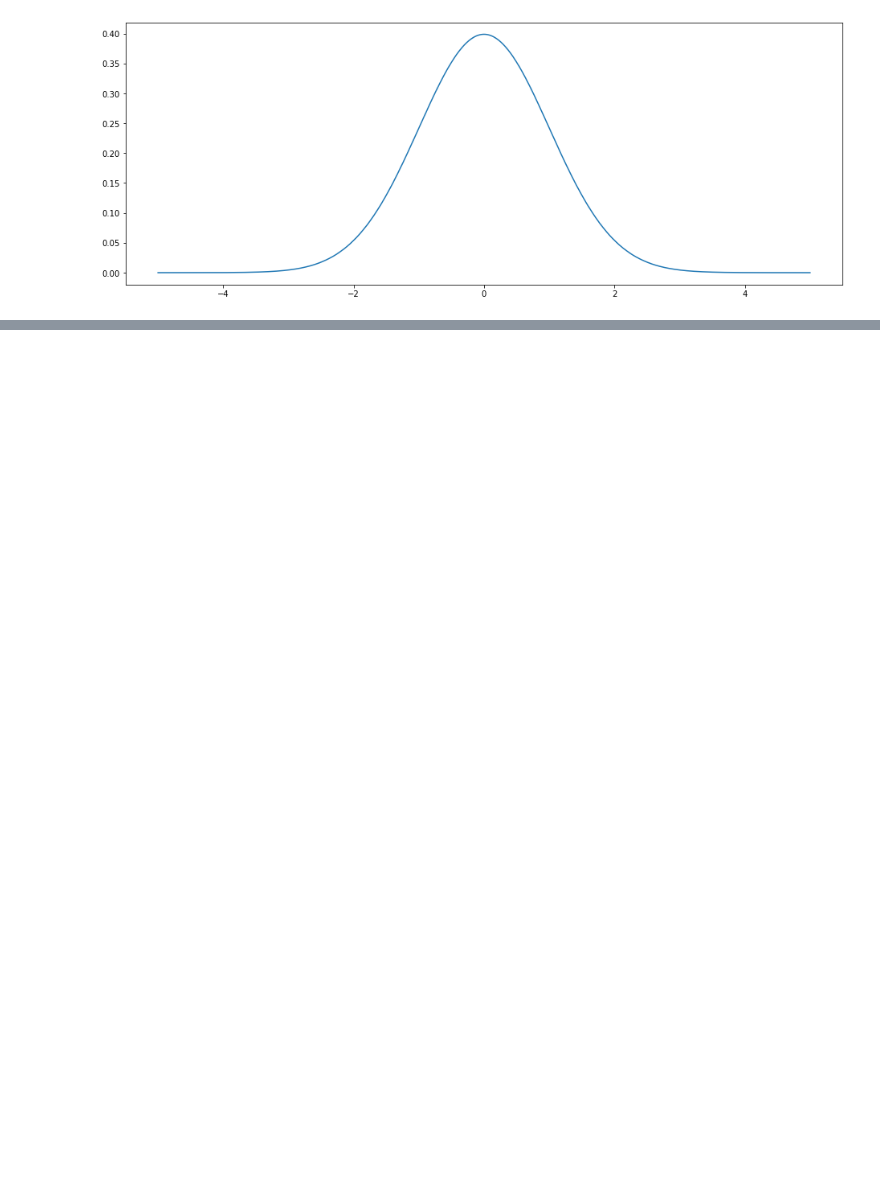
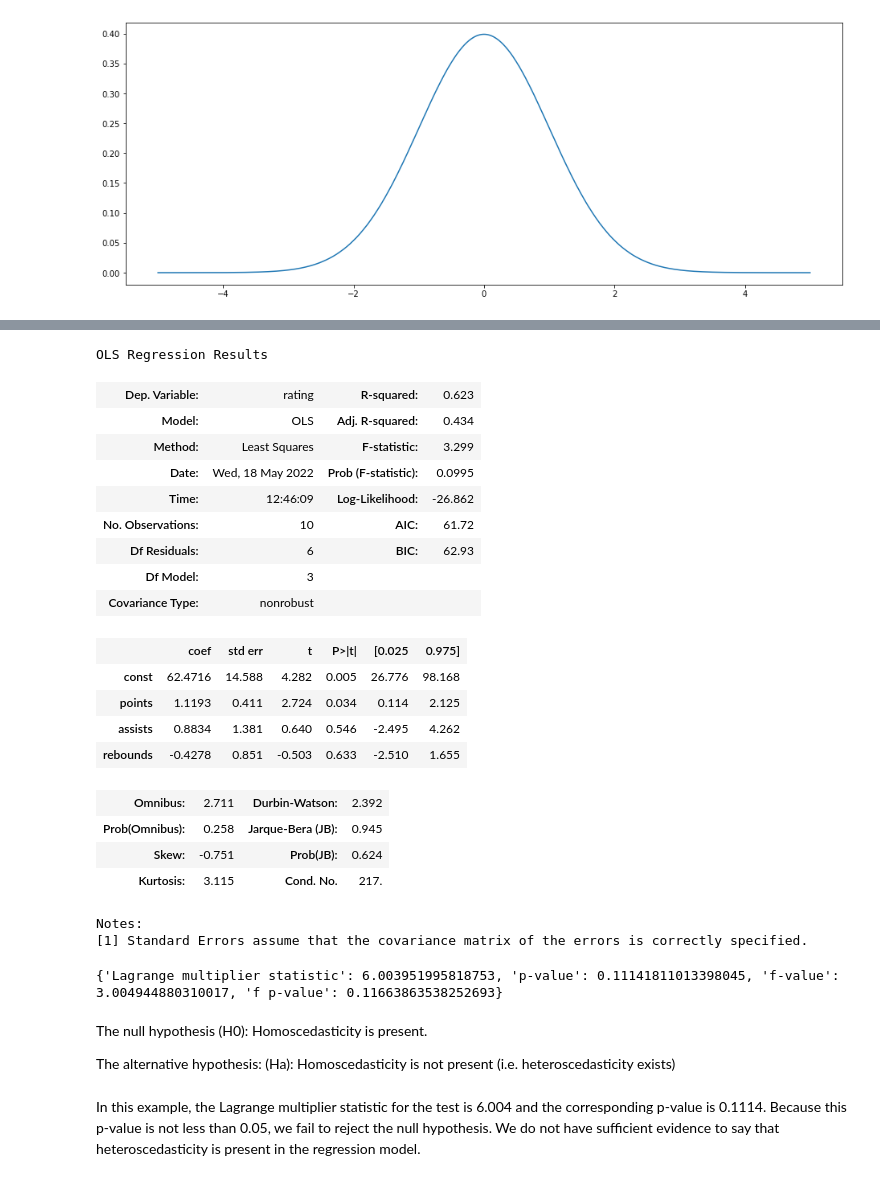
Before and after one commit to Menezes-Gus/Econometrics, a Jupyter notebook: Econometrics.ipynb, the cells around one changed output, grey strips where cells are left out. Cells and saved outputs as stored; diff of their text form; code cells hidden in the pictures; blank space fills up the shorter version.

```diff
--- a/Econometrics.ipynb
+++ b/Econometrics.ipynb
@@ -176,0 +299,33 @@ plt.show
+# %%
+df = pd.DataFrame({'rating': [90, 85, 82, 88, 94, 90, 76, 75, 87, 86],
+                   'points': [25, 20, 14, 16, 27, 20, 12, 15, 14, 19],
+                   'assists': [5, 7, 7, 8, 5, 7, 6, 9, 9, 5],
+                   'rebounds': [11, 8, 10, 6, 6, 9, 6, 10, 10, 7]})
+# %%
+y = df['rating']
+x = sm.add_constant(df[['points', 'assists', 'rebounds']])
+# %%
+ols_regression = sm.OLS(endog=y, exog=x).fit()
+ols_regression.summary()
+# %% [output]
+OLS Regression Results
+| Dep. Variable: | rating | R-squared: | 0.623 |
+| Model: | OLS | Adj. R-squared: | 0.434 |
+| Method: | Least Squares | F-statistic: | 3.299 |
+| Date: | Wed, 18 May 2022 | Prob (F-statistic): | 0.0995 |
+| Time: | 12:46:09 | Log-Likelihood: | -26.862 |
+| No. Observations: | 10 | AIC: | 61.72 |
+| Df Residuals: | 6 | BIC: | 62.93 |
+| Df Model: | 3 |  |  |
+| Covariance Type: | nonrobust |  |  |
+|  | coef | std err | t | P>|t| | [0.025 | 0.975] |
+| const | 62.4716 | 14.588 | 4.282 | 0.005 | 26.776 | 98.168 |
+| points | 1.1193 | 0.411 | 2.724 | 0.034 | 0.114 | 2.125 |
+| assists | 0.8834 | 1.381 | 0.640 | 0.546 | -2.495 | 4.262 |
+| rebounds | -0.4278 | 0.851 | -0.503 | 0.633 | -2.510 | 1.655 |
+| Omnibus: | 2.711 | Durbin-Watson: | 2.392 |
+| Prob(Omnibus): | 0.258 | Jarque-Bera (JB): | 0.945 |
+| Skew: | -0.751 | Prob(JB): | 0.624 |
+| Kurtosis: | 3.115 | Cond. No. | 217. |
+Notes:
+[1] Standard Errors assume that the covariance matrix of the errors is correctly specified.
@@ -176,0 +336,10 @@ plt.show
+# %%
+print(dict(zip(names, BP_test)))
+# %% [output]
+{'Lagrange multiplier statistic': 6.003951995818753, 'p-value': 0.11141811013398045, 'f-value': 3.004944880310017, 'f p-value': 0.11663863538252693}
+# %% [markdown]
+The null hypothesis (H0): Homoscedasticity is present.
+
+The alternative hypothesis: (Ha): Homoscedasticity is not present (i.e. heteroscedasticity exists)
+# %% [markdown]
+In this example, the Lagrange multiplier statistic for the test is 6.004 and the corresponding p-value is 0.1114. Because this p-value is not less than 0.05, we fail to reject the null hypothesis. We do not have sufficient evidence to say that heteroscedasticity is present in the regression model.
```
Also changed, not shown: parts of 26 cells of this notebook.
